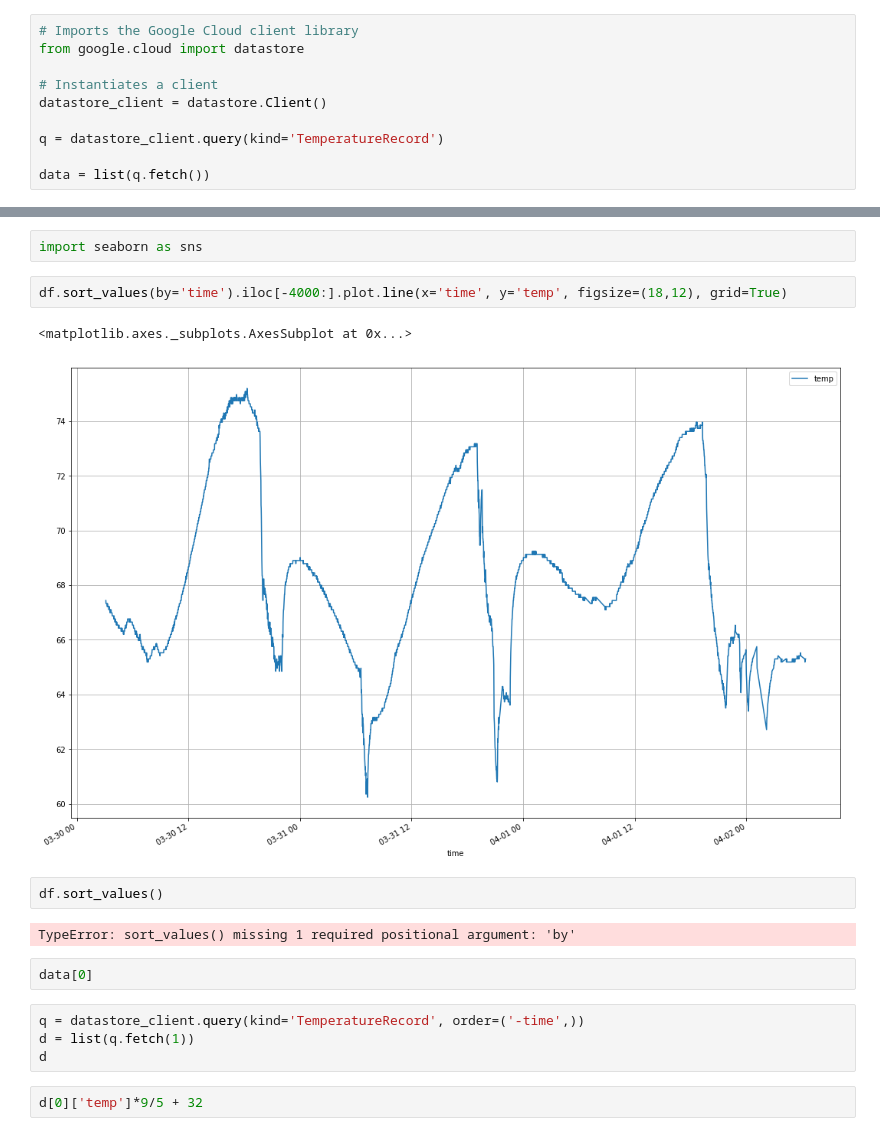
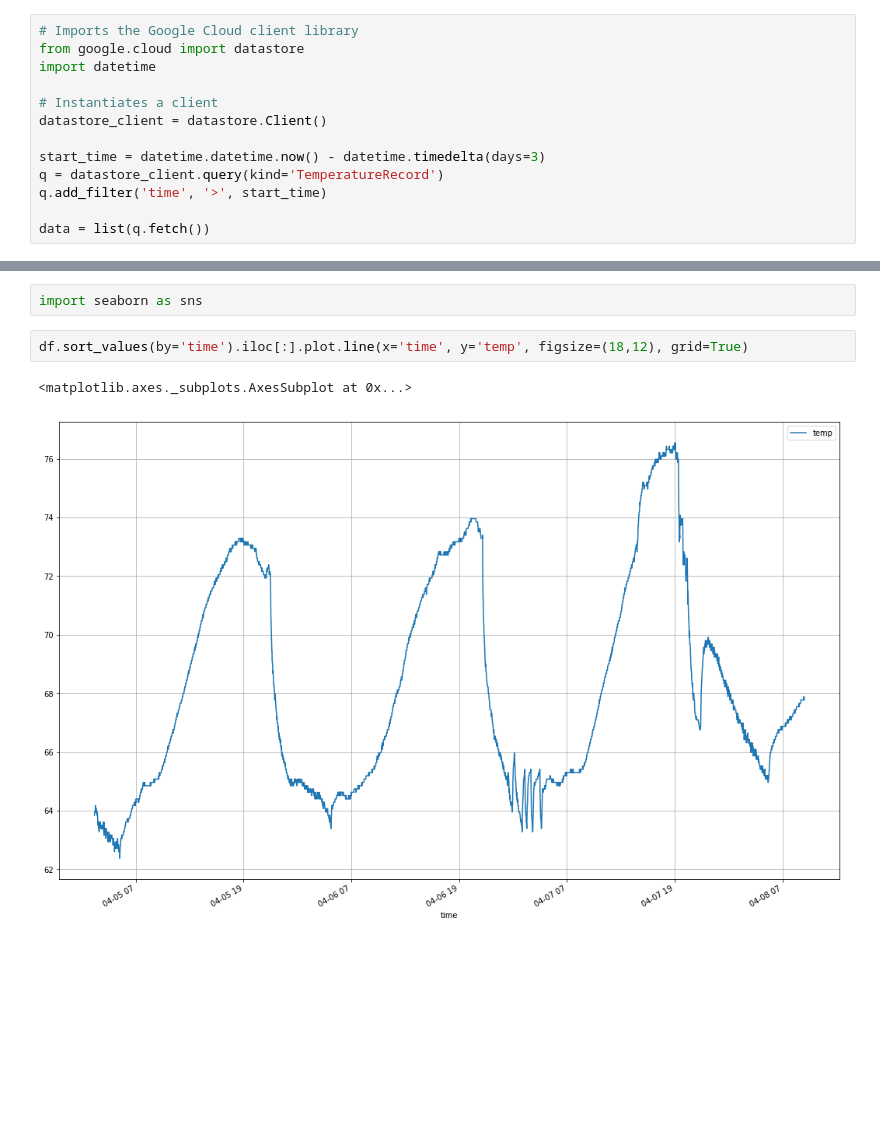
Before and after one commit to binarybana/attic-fan-control-pi, a Jupyter notebook: contrib/attic-plot/plotting.ipynb, the cells around one changed output, grey strips where cells are left out. Saved outputs shown, nothing was run; the diff lists cells and outputs as text; blank space fills up the shorter version.

```diff
--- a/contrib/attic-plot/plotting.ipynb
+++ b/contrib/attic-plot/plotting.ipynb
@@ -3,11 +3,14 @@
 # %%
 # Imports the Google Cloud client library
 from google.cloud import datastore
+import datetime
 
 # Instantiates a client
 datastore_client = datastore.Client()
 
+start_time = datetime.datetime.now() - datetime.timedelta(days=3)
 q = datastore_client.query(kind='TemperatureRecord')
+q.add_filter('time', '>', start_time)
 
 data = list(q.fetch())
 # %%
@@ -47,19 +50,7 @@ df.temp = df.temp.map(lambda c: 9/5. * c + 32.)
 # %%
 import seaborn as sns
 # %%
-df.sort_values(by='time').iloc[-4000:].plot.line(x='time', y='temp', figsize=(18,12), grid=True)
+df.sort_values(by='time').iloc[:].plot.line(x='time', y='temp', figsize=(18,12), grid=True)
 # %% [output]
 <matplotlib.axes._subplots.AxesSubplot at 0x...>
-[figure, old version]
+[figure, new version]
-# %%
-df.sort_values()
-# %% [output]
-TypeError: sort_values() missing 1 required positional argument: 'by'
-# %%
-data[0]
-# %%
-q = datastore_client.query(kind='TemperatureRecord', order=('-time',))
-d = list(q.fetch(1))
-d
-# %%
-d[0]['temp']*9/5 + 32
```
Also changed, not shown: parts of 5 cells of this notebook.
